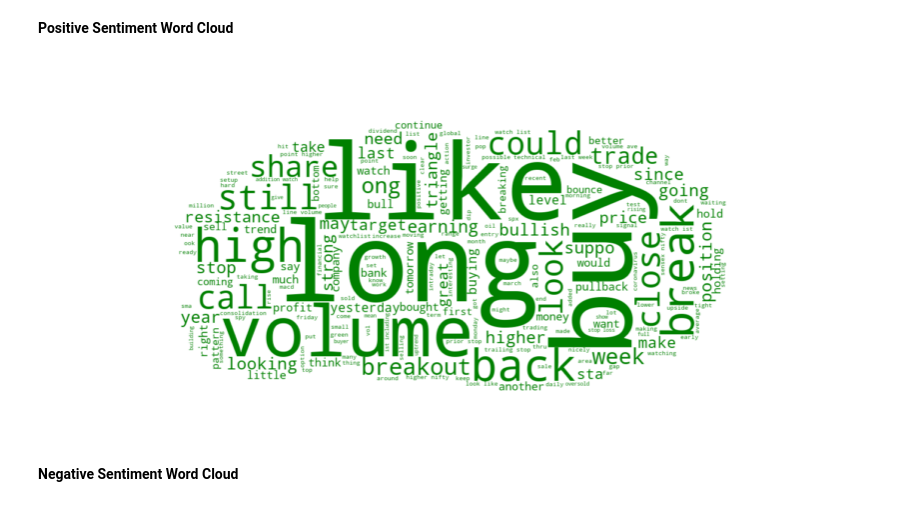
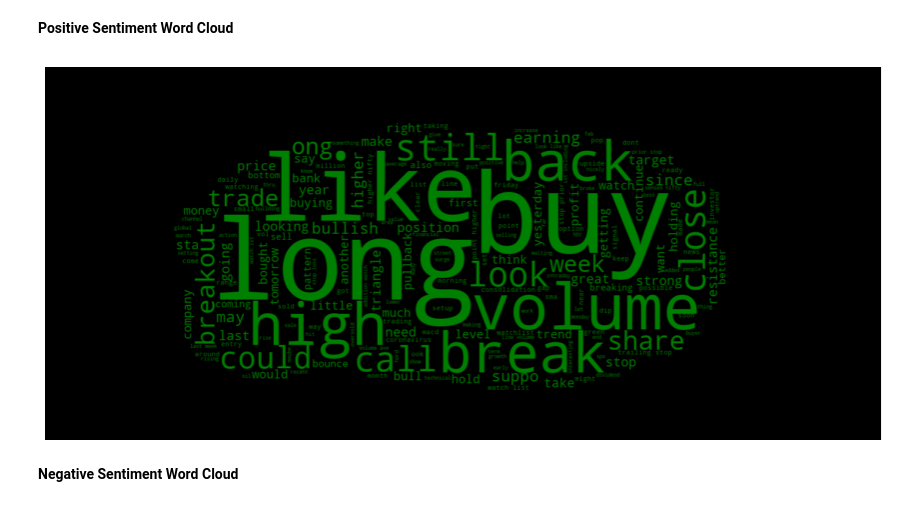
Before and after one commit to AbsIbs/portfolio_optimization, a Jupyter notebook: twitter_stock_sentiment.ipynb, the cells around one changed output. Cells and saved outputs as stored; diff of their text form; code cells hidden in the pictures.

```diff
--- a/twitter_stock_sentiment.ipynb
+++ b/twitter_stock_sentiment.ipynb
@@ -298,26 +298,26 @@ We can also create a word cloud to help visualise the data. We'll make 2 words c
 # %%
 from PIL import Image
 # data
 positive_wc_data = data[data['Sentiment'] == 1]['Text'].map(text_preprocessing)
 positive_wc_data = positive_wc_data.str.cat()
 
 # Appearance
 mask = np.array(Image.open('word_cloud/cloud.png'))
 
-positive_wordcloud = WordCloud(background_color = 'white',
+positive_wordcloud = WordCloud(background_color = None,
                                 stopwords = complete_stopwords_list,
                                 mask = mask,
                                 color_func=lambda *args, **kwargs: (0,128,0))
 
 positive_wordcloud.generate(positive_wc_data)
 
 # Plotting
 fig, ax = plt.subplots(figsize = (15,10))
 plt.imshow(positive_wordcloud, interpolation = 'bilinear')
 plt.axis('off')
 plt.show()
 # %% [output]
-[figure, old version]
+[figure, new version]
 # %% [markdown]
 **Negative Sentiment Word Cloud**
 # %%
```
Also changed, not shown: parts of 2 cells of this notebook, 7 other files.
